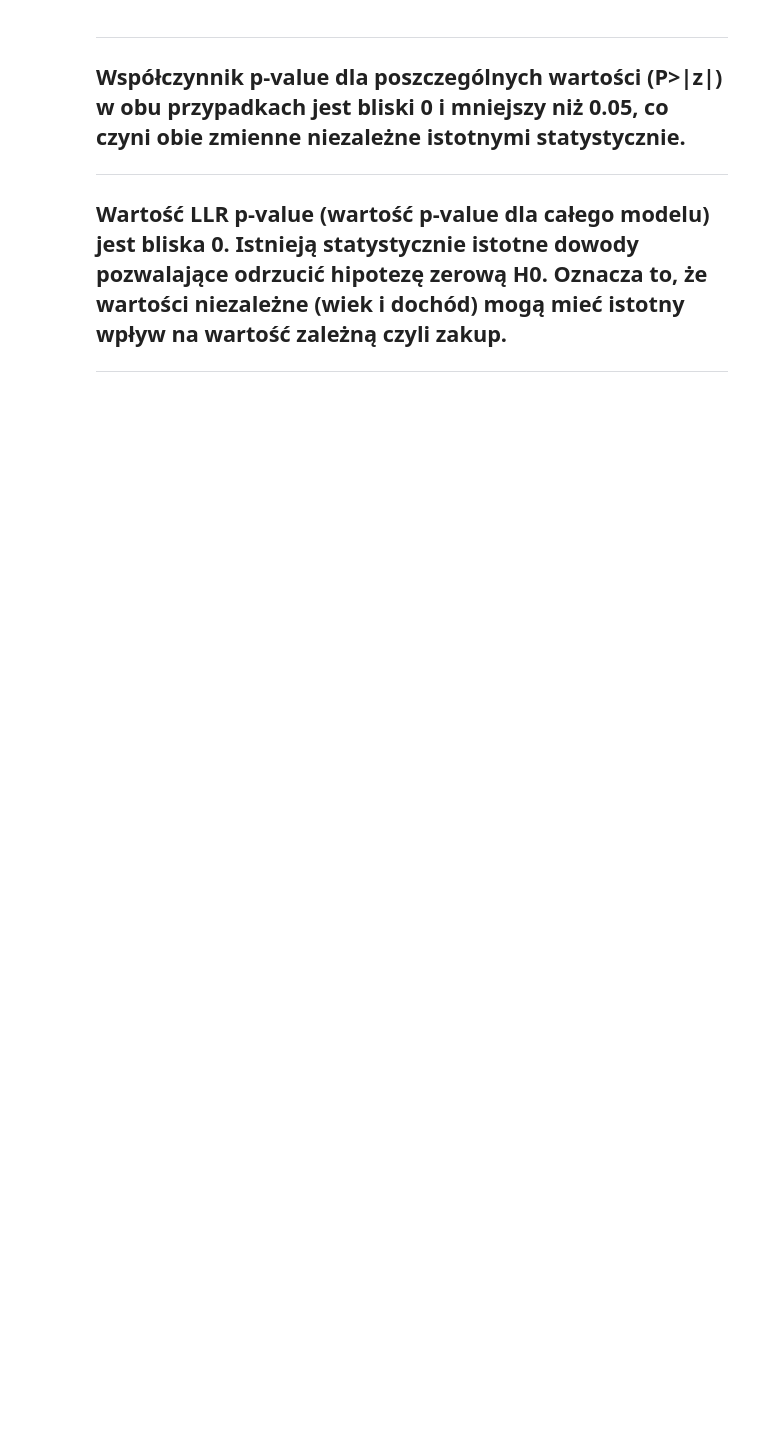
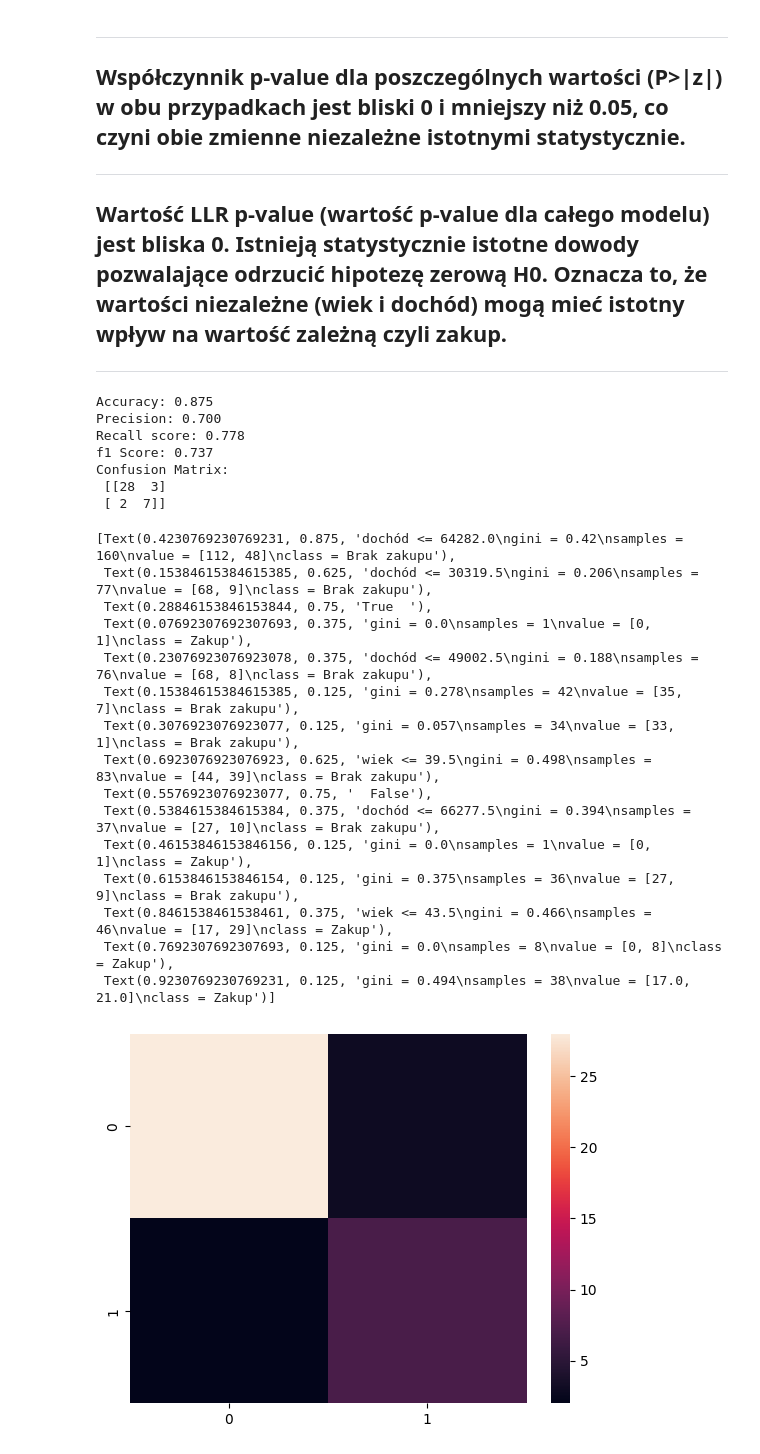
Before and after one commit to LPiskor/moje_projekty_ml, a Jupyter notebook: Statystyka_Dla_Danych.ipynb, the cells around one changed output. Cells and saved outputs as stored; diff of their text form; code cells hidden in the pictures; blank space fills up the shorter version.

Commit message:
Decision Tree and Heatmap

```diff
--- a/Statystyka_Dla_Danych.ipynb
+++ b/Statystyka_Dla_Danych.ipynb
@@ -883,3 +883,66 @@ Współczynnik p-value dla poszczególnych wartości (P>|z|) w obu przypadkach j
 Wartość LLR p-value (wartość p-value dla całego modelu) jest bliska 0. Istnieją statystycznie istotne dowody pozwalające odrzucić hipotezę zerową H0. Oznacza to, że wartości niezależne (wiek i dochód) mogą mieć istotny wpływ na wartość zależną czyli zakup.
 ----------------------------------------------------------------------------------------------------
 -------------------------------------------------------------------------------------------------------
+# %%
+#import bibliotek
+from sklearn.model_selection import train_test_split
+from sklearn.tree import DecisionTreeClassifier
+from sklearn.metrics import accuracy_score, precision_score, recall_score, f1_score
+from sklearn.metrics import confusion_matrix
+import seaborn as sns
+from sklearn.tree import plot_tree
+
+#Podzielenie wartości zależnych i niezależnych z poprzedniego ćwiczenia na zbiory testowe i treningowe z ustawieniem 80% jako zbiór treningowy
+X_train, X_test, Y_train, Y_test = train_test_split(Xtrain, Ytrain, test_size=0.2, random_state=42)
+#print(X_train,X_test,Y_train, Y_test)
+#Trenowanie klasyfikatora/modelu
+clf = DecisionTreeClassifier(max_depth=3, random_state=42)
+#dopasowanie klasyfikatora do wykorzystywanych danych
+clf.fit(X_train,Y_train)
+#Utworzenie przewidywanych wartości Y (zakup) na podstawie danych zgromadzonych w zbiorze testowym X
+y_pred = clf.predict(X_test)
+#Obliczenie dokładności
+accuracy = accuracy_score(y_true=Y_test, y_pred=y_pred)
+print(f'Accuracy: {accuracy:.3f}')
+#Obliczenie precyzji
+precision = precision_score(y_true=Y_test, y_pred=y_pred)
+print(f'Precision: {precision:.3f}')
+#Obliczneie czułości
+score = recall_score(y_true=Y_test, y_pred=y_pred)
+print(f'Recall score: {score:.3f}')
+#Obliczenie F1-score
+f1_score = f1_score(y_true=Y_test, y_pred=y_pred)
+print(f'f1 Score: {f1_score:.3f}')
+#Utworzenie macierzy pomyłek
+matrix = confusion_matrix(y_true=Y_test, y_pred=y_pred)
+print(f'Confusion Matrix:\n {matrix}')
+#Utworzenie wykresu heatmap na podstawie danych zgromadzonych w macierzy
+plt.figure()
+sns.heatmap(matrix)
+#Utworzenie drzewa decyzyjnego obrazującego kryteria decyzyjne
+plt.figure()
+plot_tree(clf, feature_names=['wiek','dochód'], class_names=['Brak zakupu','Zakup'], filled=True)
+# %% [output]
+Accuracy: 0.875
+Precision: 0.700
+Recall score: 0.778
+f1 Score: 0.737
+Confusion Matrix:
+ [[28  3]
+ [ 2  7]]
+[Text(0.4230769230769231, 0.875, 'dochód <= 64282.0\ngini = 0.42\nsamples = 160\nvalue = [112, 48]\nclass = Brak zakupu'),
+ Text(0.15384615384615385, 0.625, 'dochód <= 30319.5\ngini = 0.206\nsamples = 77\nvalue = [68, 9]\nclass = Brak zakupu'),
+ Text(0.28846153846153844, 0.75, 'True  '),
+ Text(0.07692307692307693, 0.375, 'gini = 0.0\nsamples = 1\nvalue = [0, 1]\nclass = Zakup'),
+ Text(0.23076923076923078, 0.375, 'dochód <= 49002.5\ngini = 0.188\nsamples = 76\nvalue = [68, 8]\nclass = Brak zakupu'),
+ Text(0.15384615384615385, 0.125, 'gini = 0.278\nsamples = 42\nvalue = [35, 7]\nclass = Brak zakupu'),
+ Text(0.3076923076923077, 0.125, 'gini = 0.057\nsamples = 34\nvalue = [33, 1]\nclass = Brak zakupu'),
+ Text(0.6923076923076923, 0.625, 'wiek <= 39.5\ngini = 0.498\nsamples = 83\nvalue = [44, 39]\nclass = Brak zakupu'),
+ Text(0.5576923076923077, 0.75, '  False'),
+ Text(0.5384615384615384, 0.375, 'dochód <= 66277.5\ngini = 0.394\nsamples = 37\nvalue = [27, 10]\nclass = Brak zakupu'),
+ Text(0.46153846153846156, 0.125, 'gini = 0.0\nsamples = 1\nvalue = [0, 1]\nclass = Zakup'),
+ Text(0.6153846153846154, 0.125, 'gini = 0.375\nsamples = 36\nvalue = [27, 9]\nclass = Brak zakupu'),
+ Text(0.8461538461538461, 0.375, 'wiek <= 43.5\ngini = 0.466\nsamples = 46\nvalue = [17, 29]\nclass = Zakup'),
+ Text(0.7692307692307693, 0.125, 'gini = 0.0\nsamples = 8\nvalue = [0, 8]\nclass = Zakup'),
+ Text(0.9230769230769231, 0.125, 'gini = 0.494\nsamples = 38\nvalue = [17.0, 21.0]\nclass = Zakup')]
+[figure, added]
```
Also changed, not shown: parts of 2 cells of this notebook.
